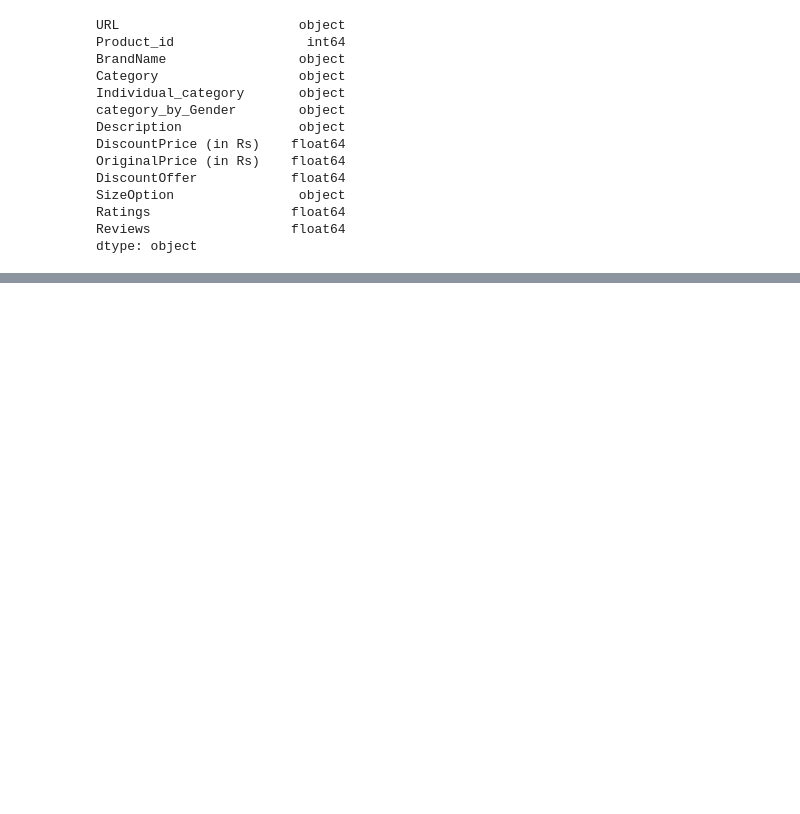
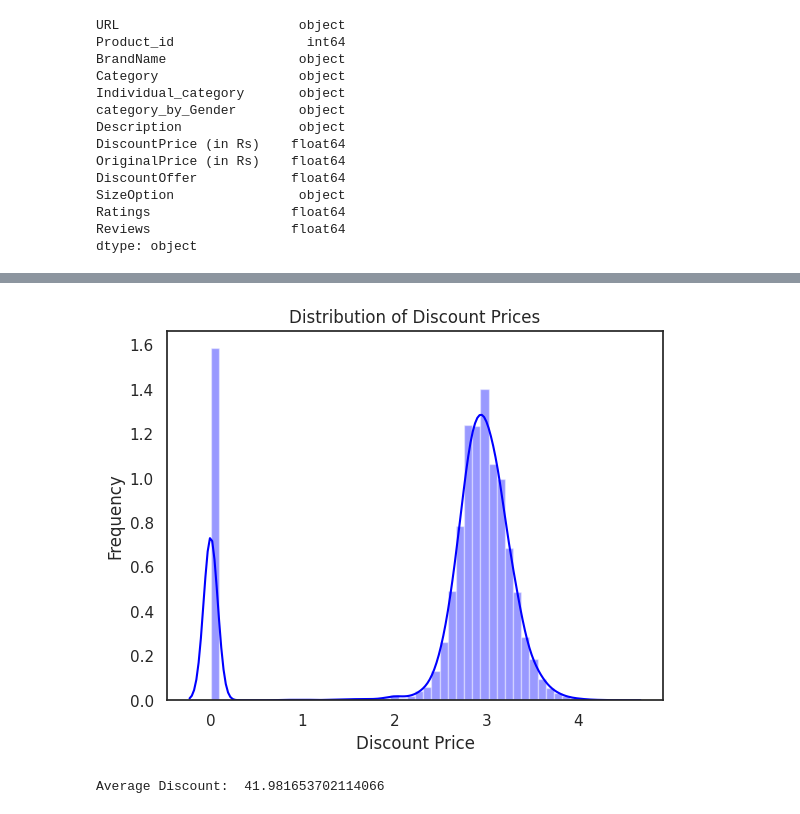
Before and after one commit to Mahima2208/Exploring-Myntra-s-Fashion-Secrets-through-Data-Analysis, a Jupyter notebook: How_to_Predict_the_Discount_Price_of_Myntra?.ipynb, the cells around one changed output, grey strips where cells are left out. Cells and saved outputs as stored; diff of their text form; code cells hidden in the pictures; blank space fills up the shorter version.

```diff
--- a/How_to_Predict_the_Discount_Price_of_Myntra?.ipynb
+++ b/How_to_Predict_the_Discount_Price_of_Myntra?.ipynb
@@ -239,0 +251,14 @@ dtype: object
+# %%
+sns.distplot(np.log10(1+myntra_df['DiscountPrice (in Rs)']),color='blue')
+plt.xlabel('Discount Price')
+plt.ylabel('Frequency')
+plt.title('Distribution of Discount Prices')
+plt.show()
+# %% [output]
+[figure, added]
+# %%
+# Printing average discount rate
+average_discount = myntra_df['DiscountOffer'].mean()
+print("Average Discount: ", average_discount)
+# %% [output]
+Average Discount:  41.981653702114066
```
Also changed, not shown: parts of 9 cells of this notebook.
